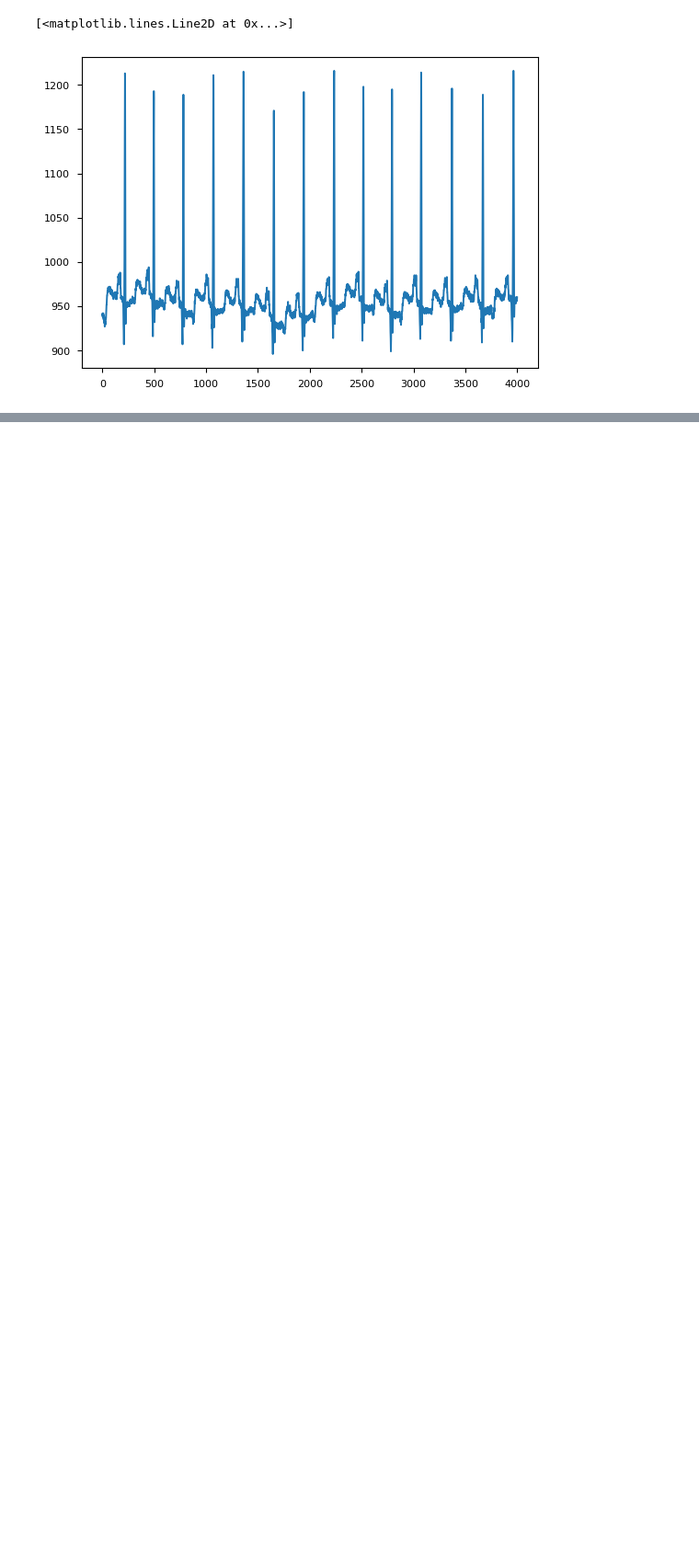
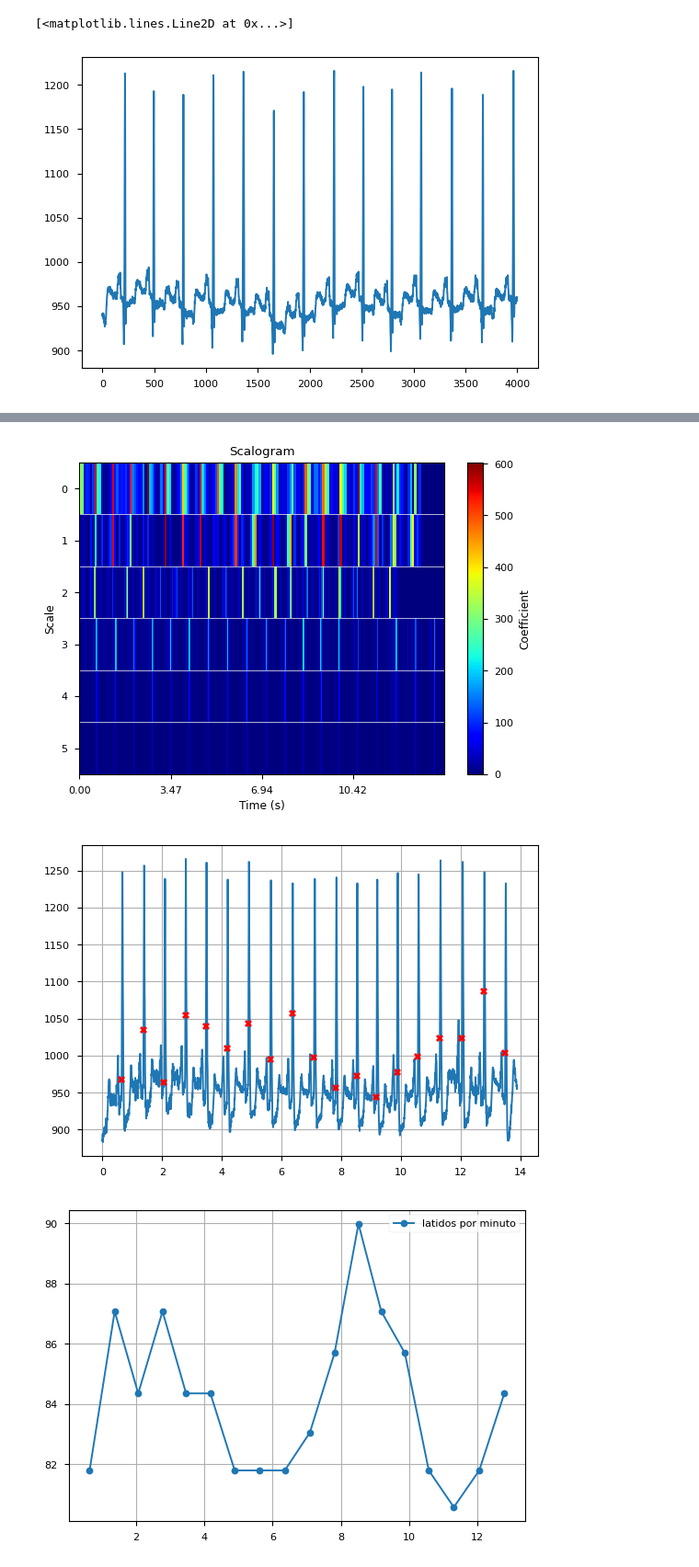
Before and after one commit to JBatRey/tp4assd, a Jupyter notebook: denoise.ipynb, the cells around one changed output, grey strips where cells are left out. Shown at 92% size. Cells and saved outputs as stored; diff of their text form; code cells hidden in the pictures; blank space fills up the shorter version.

```diff
--- a/denoise.ipynb
+++ b/denoise.ipynb
@@ -451,0 +648,43 @@ plt.plot(np.array(ecg_record2["'MLII'"])[100000:104000])
+# %%
+# Load ECG signal
+import pandas as pd
+ecg_record = pd.read_csv('./hr/mitbih_database/105.csv')
+ecg_record = np.array(ecg_record["'MLII'"])[300000:305000]
+#ecg_record = moving_average_filter(lowpass_filter(ecg_record), 8)
+#ecg_record = wav_filter_lvl6(ecg_record)
+
+
+print_scalogram(ecg_record, wavelet='haar', level = 5)
+
+peaks, h = detect_peaks(ecg_record, 3, 4)
+
+
+
+peaks = np.repeat(peaks, 2)
+peaks[1::2]=0
+
+t = np.linspace(0, ecg_record.size/360,ecg_record.size)
+
+plt.plot(t, ecg_record, label='señal original')
+plt.plot(t[peaks>0], ecg_record[peaks>0]*peaks[peaks>0], 'rX', label = 'complejos QRS')
+#plt.xlim(7.5,12)
+plt.grid()
+plt.show()
+
+rpm = []
+qrst = t[peaks>0]
+for i, _ in enumerate(qrst):
+    if i<qrst.size-1:
+        rpm.append((qrst[i+1]-qrst[i]))
+
+
+plt.plot(qrst[:-1], 60/np.array(rpm), 'o-', label='latidos por minuto')
+
+plt.legend()
+plt.grid()
+plt.show()
+#plt.xlim(7.5,12)
+# %% [output]
+[figure, added]
+[figure, added]
+[figure, added]
```
Also changed, not shown: parts of 11 cells of this notebook, 6 other files.
